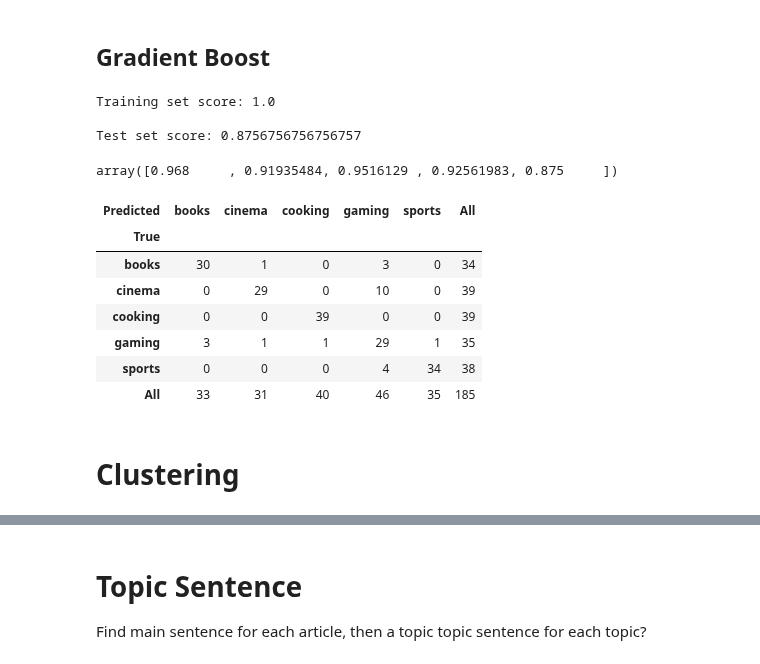
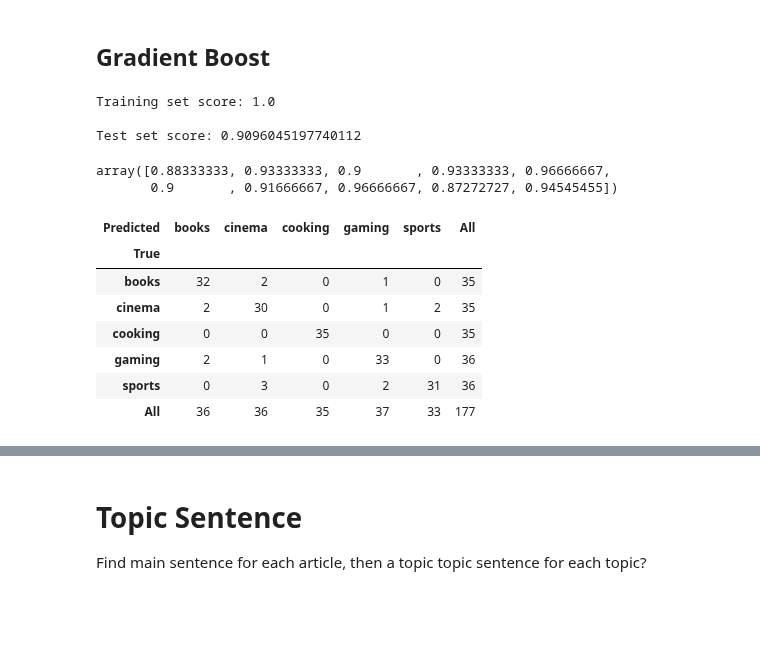
Before and after one commit to jlinGG/Thinkful-DS-Bootcamp, a Jupyter notebook: Final Capstone project.ipynb, the cells around one changed output, grey strips where cells are left out. Cells and saved outputs as stored; diff of their text form; code cells hidden in the pictures; blank space fills up the shorter version.

```diff
--- a/Final Capstone project.ipynb
+++ b/Final Capstone project.ipynb
@@ -478,0 +567,6 @@ Test set score: 0.9243243243243243
+# %%
+visualizer = ClassificationReport(lr)
+
+visualizer.fit(X2_train, y2_train)
+visualizer.score(X2_test, y2_test)
+visualizer.poof()
@@ -483,8 +580,8 @@ array([1.        , 0.98387097, 0.97580645, 0.92561983, 0.96666667])
 # %%
-y_pred = lr.fit(X_train, y_train).predict(X_test)
+y_pred = lr.fit(X2_train, y2_train).predict(X2_test)
 
 # Taking a look at the confusion matrix
-pd.crosstab(y_test, y_pred, rownames=['True'], colnames=['Predicted'], margins=True)
+pd.crosstab(y2_test, y_pred, rownames=['True'], colnames=['Predicted'], margins=True)
 # %% [output]
 | Predicted | books | cinema | cooking | gaming | sports | All |
 | True |  |  |  |  |  |  |
@@ -496,0 +594,13 @@ pd.crosstab(y_test, y_pred, rownames=['True'], colnames=['Predicted'], margins=T
+# %%
+# The ConfusionMatrix visualizer taxes a model
+cm = ConfusionMatrix(lr, classes=classes)
+
+# Fit fits the passed model. This is unnecessary if you pass the visualizer a pre-fitted model
+cm.fit(X2_train, y2_train)
+
+# To create the ConfusionMatrix, we need some test data. Score runs predict() on the data
+# and then creates the confusion_matrix from scikit-learn.
+cm.score(X2_test, y2_test)
+
+# How did we do?
+cm.poof()
@@ -498,31 +610,30 @@ pd.crosstab(y_test, y_pred, rownames=['True'], colnames=['Predicted'], margins=T
 ## Gradient Boost
 # %%
 clf = ensemble.GradientBoostingClassifier()
-train = clf.fit(X_train, y_train)
+train = clf.fit(X2_train, y2_train)
 
-print('Training set score:', clf.score(X_train, y_train))
-print('\nTest set score:', clf.score(X_test, y_test))
+print('Training set score:', clf.score(X2_train, y2_train))
+print('\nTest set score:', clf.score(X2_test, y2_test))
 # %% [output]
 Training set score: 1.0
 
-Test set score: 0.8756756756756757
+Test set score: 0.9096045197740112
 # %%
-cross_val_score(clf, X, Y, cv=5)
+cross_val_score(clf, X2, Y2, cv=10)
 # %% [output]
-array([0.968     , 0.91935484, 0.9516129 , 0.92561983, 0.875     ])
+array([0.88333333, 0.93333333, 0.9       , 0.93333333, 0.96666667,
+       0.9       , 0.91666667, 0.96666667, 0.87272727, 0.94545455])
 # %%
-y_pred = clf.fit(X_train, y_train).predict(X_test)
+y_pred = clf.fit(X2_train, y2_train).predict(X2_test)
 
 # Taking a look at the confusion matrix
-pd.crosstab(y_test, y_pred, rownames=['True'], colnames=['Predicted'], margins=True)
+pd.crosstab(y2_test, y_pred, rownames=['True'], colnames=['Predicted'], margins=True)
 # %% [output]
 | Predicted | books | cinema | cooking | gaming | sports | All |
 | True |  |  |  |  |  |  |
-| books | 30 | 1 | 0 | 3 | 0 | 34 |
-| cinema | 0 | 29 | 0 | 10 | 0 | 39 |
-| cooking | 0 | 0 | 39 | 0 | 0 | 39 |
-| gaming | 3 | 1 | 1 | 29 | 1 | 35 |
-| sports | 0 | 0 | 0 | 4 | 34 | 38 |
-| All | 33 | 31 | 40 | 46 | 35 | 185 |
+| books | 32 | 2 | 0 | 1 | 0 | 35 |
+| cinema | 2 | 30 | 0 | 1 | 2 | 35 |
+| cooking | 0 | 0 | 35 | 0 | 0 | 35 |
+| gaming | 2 | 1 | 0 | 33 | 0 | 36 |
+| sports | 0 | 3 | 0 | 2 | 31 | 36 |
+| All | 36 | 36 | 35 | 37 | 33 | 177 |
-# %% [markdown]
-# Clustering
```
Also changed, not shown: parts of 60 cells of this notebook.
